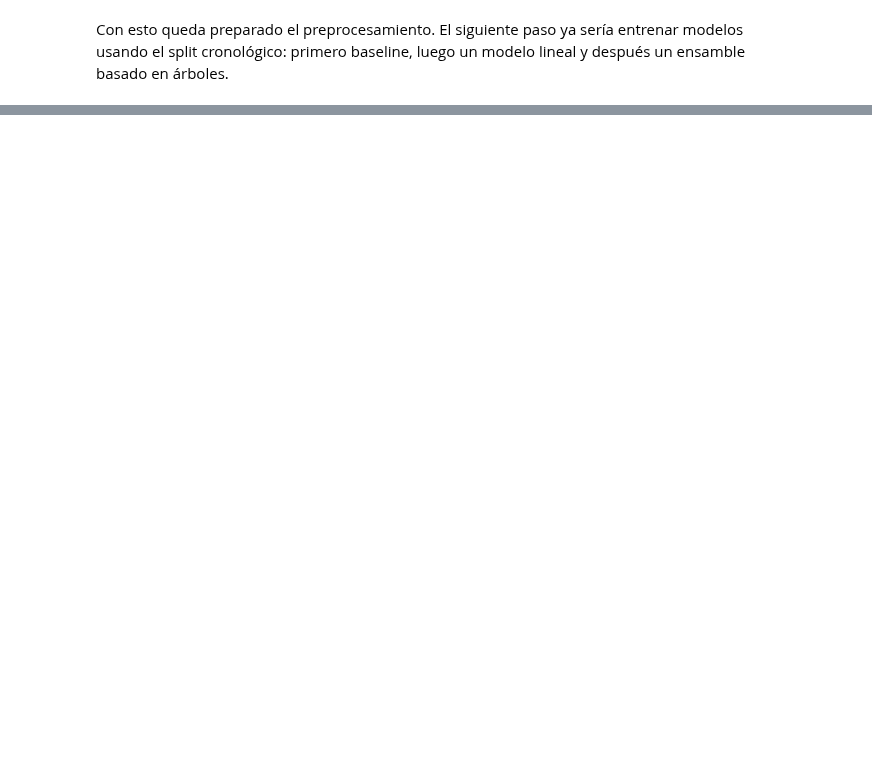
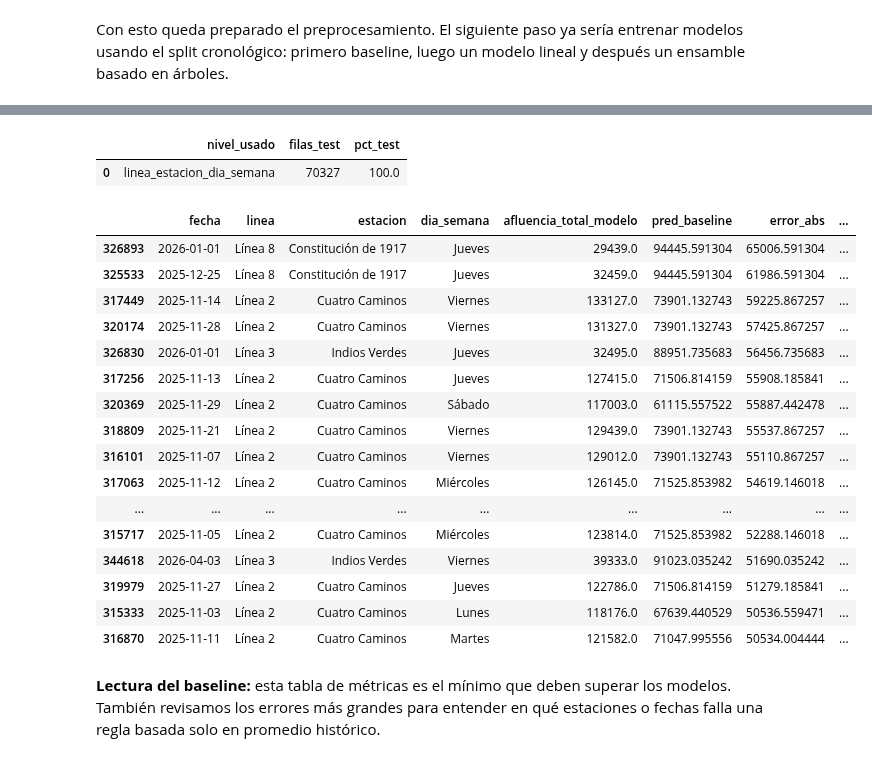
Before and after one commit to GJLG0501/Inteligencia-artificial-avanzada, a Jupyter notebook: P1 Module 1. Python Libraries & Statistics/Tareas/Activity 1 ETL - Metro CDMX.ipynb, the cells around one changed output, grey strips where cells are left out. Cells and saved outputs as stored; diff of their text form; code cells hidden in the pictures; blank space fills up the shorter version.

```diff
--- a/P1 Module 1. Python Libraries & Statistics/Tareas/Activity 1 ETL - Metro CDMX.ipynb
+++ b/P1 Module 1. Python Libraries & Statistics/Tareas/Activity 1 ETL - Metro CDMX.ipynb
@@ -2260,0 +3368,41 @@ Con esto queda preparado el preprocesamiento. El siguiente paso ya sería entren
+# %%
+uso_nivel_baseline = (
+    nivel_baseline.value_counts(normalize=False)
+    .rename_axis('nivel_usado')
+    .reset_index(name='filas_test')
+)
+uso_nivel_baseline['pct_test'] = (uso_nivel_baseline['filas_test'] / len(nivel_baseline) * 100).round(2)
+
+uso_nivel_baseline
+# %% [output]
+|  | nivel_usado | filas_test | pct_test |
+| 0 | linea_estacion_dia_semana | 70327 | 100.0 |
+# %%
+resultados_baseline_test = df_test[unidad_prediccion + ['dia_semana', target_modelo]].copy()
+resultados_baseline_test['pred_baseline'] = y_pred_baseline
+resultados_baseline_test['error_abs'] = (
+    resultados_baseline_test[target_modelo] - resultados_baseline_test['pred_baseline']
+).abs()
+resultados_baseline_test['nivel_baseline'] = nivel_baseline.values
+
+resultados_baseline_test.sort_values('error_abs', ascending=False).head(20)
+# %% [output]
+|  | fecha | linea | estacion | dia_semana | afluencia_total_modelo | pred_baseline | error_abs | ... |
+| 326893 | 2026-01-01 | Línea 8 | Constitución de 1917 | Jueves | 29439.0 | 94445.591304 | 65006.591304 | ... |
+| 325533 | 2025-12-25 | Línea 8 | Constitución de 1917 | Jueves | 32459.0 | 94445.591304 | 61986.591304 | ... |
+| 317449 | 2025-11-14 | Línea 2 | Cuatro Caminos | Viernes | 133127.0 | 73901.132743 | 59225.867257 | ... |
+| 320174 | 2025-11-28 | Línea 2 | Cuatro Caminos | Viernes | 131327.0 | 73901.132743 | 57425.867257 | ... |
+| 326830 | 2026-01-01 | Línea 3 | Indios Verdes | Jueves | 32495.0 | 88951.735683 | 56456.735683 | ... |
+| 317256 | 2025-11-13 | Línea 2 | Cuatro Caminos | Jueves | 127415.0 | 71506.814159 | 55908.185841 | ... |
+| 320369 | 2025-11-29 | Línea 2 | Cuatro Caminos | Sábado | 117003.0 | 61115.557522 | 55887.442478 | ... |
+| 318809 | 2025-11-21 | Línea 2 | Cuatro Caminos | Viernes | 129439.0 | 73901.132743 | 55537.867257 | ... |
+| 316101 | 2025-11-07 | Línea 2 | Cuatro Caminos | Viernes | 129012.0 | 73901.132743 | 55110.867257 | ... |
+| 317063 | 2025-11-12 | Línea 2 | Cuatro Caminos | Miércoles | 126145.0 | 71525.853982 | 54619.146018 | ... |
+| ... | ... | ... | ... | ... | ... | ... | ... | ... |
+| 315717 | 2025-11-05 | Línea 2 | Cuatro Caminos | Miércoles | 123814.0 | 71525.853982 | 52288.146018 | ... |
+| 344618 | 2026-04-03 | Línea 3 | Indios Verdes | Viernes | 39333.0 | 91023.035242 | 51690.035242 | ... |
+| 319979 | 2025-11-27 | Línea 2 | Cuatro Caminos | Jueves | 122786.0 | 71506.814159 | 51279.185841 | ... |
+| 315333 | 2025-11-03 | Línea 2 | Cuatro Caminos | Lunes | 118176.0 | 67639.440529 | 50536.559471 | ... |
+| 316870 | 2025-11-11 | Línea 2 | Cuatro Caminos | Martes | 121582.0 | 71047.995556 | 50534.004444 | ... |
+# %% [markdown]
+**Lectura del baseline:** esta tabla de métricas es el mínimo que deben superar los modelos. También revisamos los errores más grandes para entender en qué estaciones o fechas falla una regla basada solo en promedio histórico.
```
Also changed, not shown: parts of 110 cells of this notebook.
